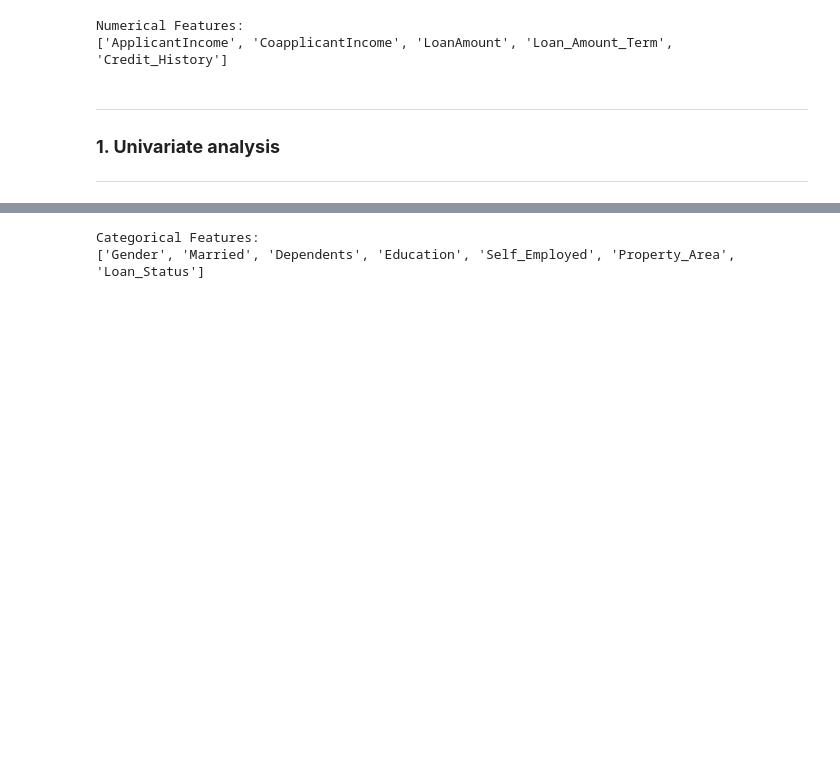
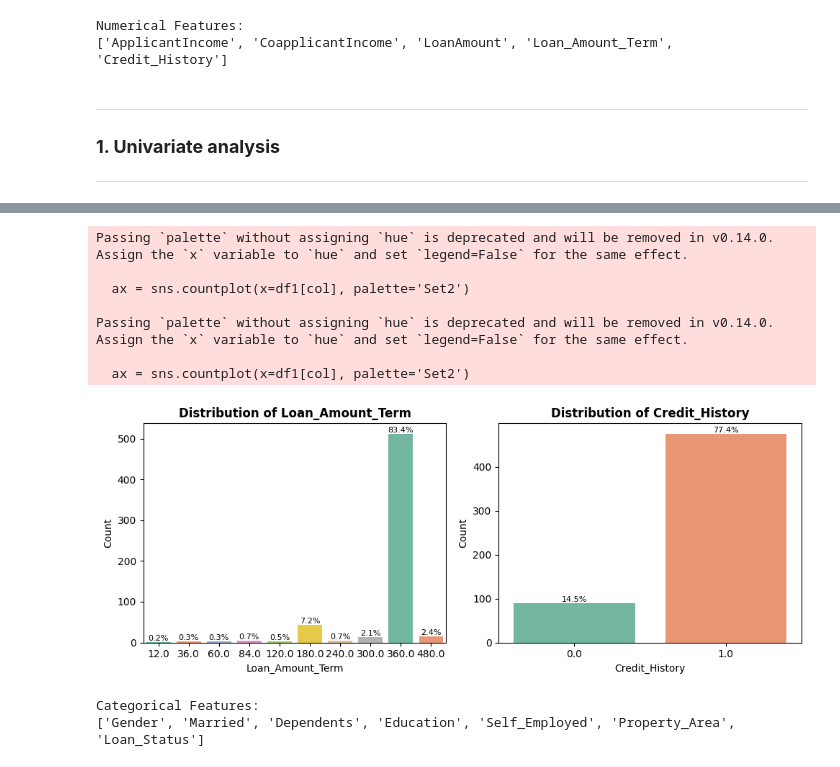
Before and after one commit to cheryvmak/Weekly_Task, a Jupyter notebook: Week_13/Day_2/task25(EDA).ipynb, the cells around one changed output, grey strips where cells are left out. Cells and saved outputs as stored; diff of their text form; code cells hidden in the pictures; blank space fills up the shorter version.

Commit message:
Week 13 Home loan preprocessing

```diff
--- a/Week_13/Day_2/task25(EDA).ipynb
+++ b/Week_13/Day_2/task25(EDA).ipynb
@@ -315,4 +314,0 @@ def univariate_numerical_eda(df1, column, save_folder="EDA_Charts"):
-# %%
-# We can loop to save time
-for col in numerical_features:
-    univariate_numerical_eda(df1, col)
@@ -410,3 +494,33 @@ Credit_History shows heavy tails (leptokurtic). Consider robust scaling or outli
+# %%
+# Define the two columns to visualize
+cols = ['Loan_Amount_Term', 'Credit_History']
+
+plt.figure(figsize=(10, 4))
+
+for i, col in enumerate(cols, start=1):
+    plt.subplot(1, 2, i)
+    ax = sns.countplot(x=df1[col], palette='Set2')
+
+    # Add percentage labels
+    total = len(df1[col])
+    for container in ax.containers:
+        ax.bar_label(container, labels=[f'{(v.get_height()/total)*100:.1f}%' for v in container], fontsize=8, label_type='edge')
+
+    plt.title(f'Distribution of {col}', fontsize=12, fontweight='bold')
+    plt.xlabel(col)
+    plt.ylabel('Count')
+
+plt.tight_layout()
+plt.show()
+# %% [output]
+Passing `palette` without assigning `hue` is deprecated and will be removed in v0.14.0. Assign the `x` variable to `hue` and set `legend=False` for the same effect.
+
+  ax = sns.countplot(x=df1[col], palette='Set2')
+
+Passing `palette` without assigning `hue` is deprecated and will be removed in v0.14.0. Assign the `x` variable to `hue` and set `legend=False` for the same effect.
+
+  ax = sns.countplot(x=df1[col], palette='Set2')
+[figure, added]
 # %%
 # Prints and returns all categorical columns in the DataFrame.
 categorical_features = df1.select_dtypes(include=['object']).columns.tolist()
```
Also changed, not shown: parts of 9 cells of this notebook, 11 other files.
